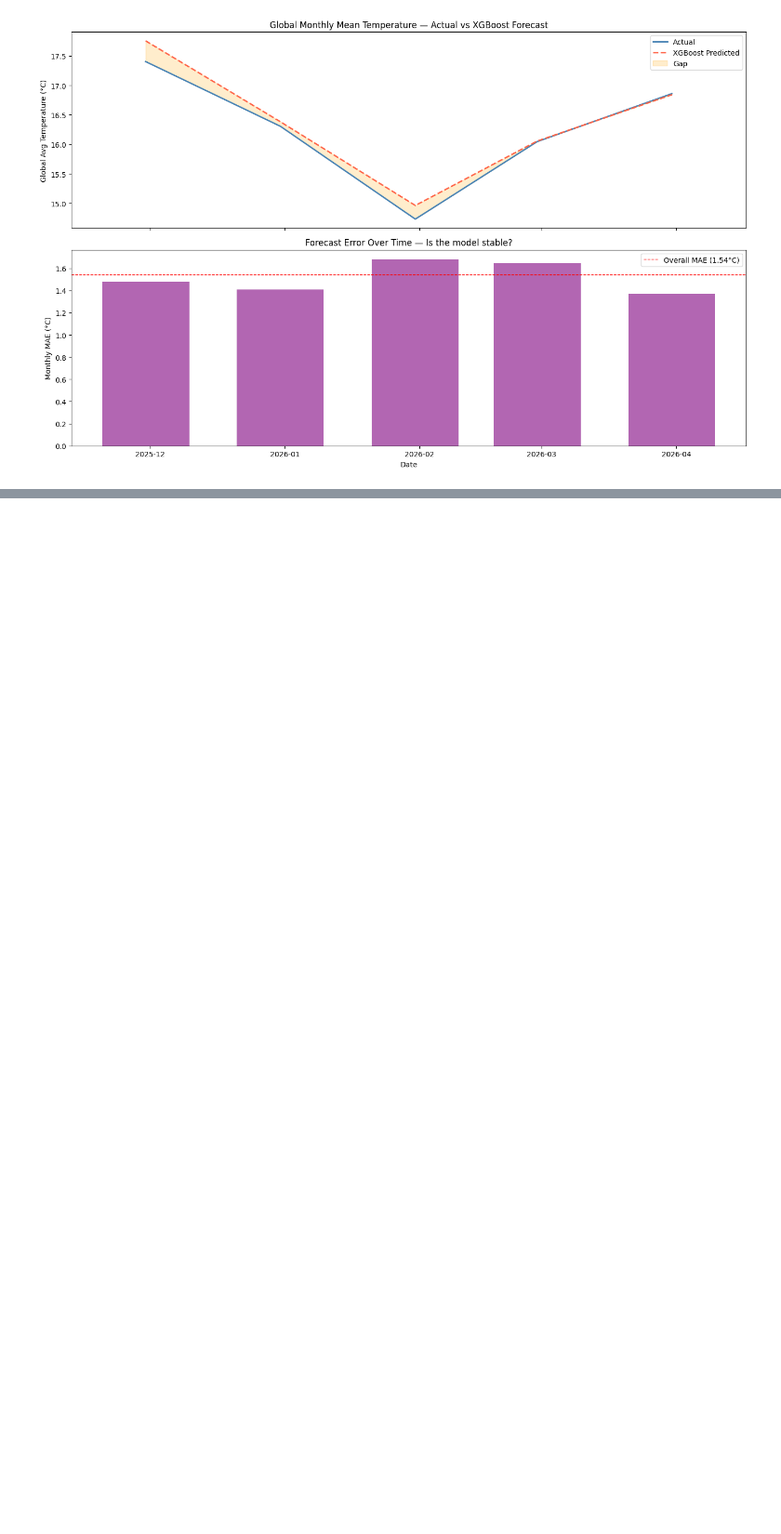
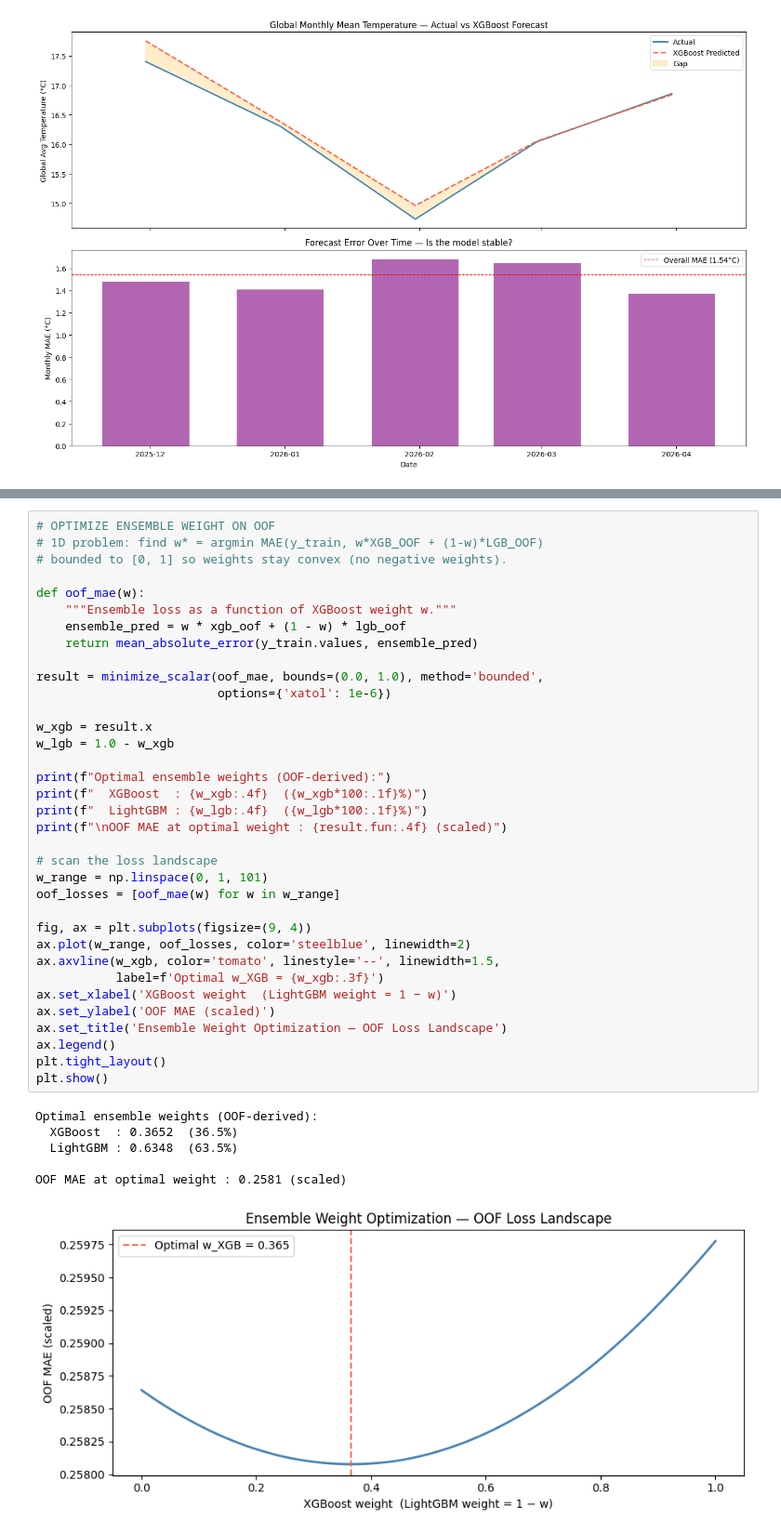
Before and after one commit to utidolas/PMAcceleratorData, a Jupyter notebook: model.ipynb, the cells around one changed output, grey strips where cells are left out. Shown at 93% size. Drawn from its saved outputs; the diff is of its cells as text; blank space fills up the shorter version.

Commit message:
advanced assessment done, ensemble, analysis by continent

```diff
--- a/model.ipynb
+++ b/model.ipynb
@@ -712,0 +900,42 @@ plt.show()
+# %%
+# OPTIMIZE ENSEMBLE WEIGHT ON OOF
+# 1D problem: find w* = argmin MAE(y_train, w*XGB_OOF + (1-w)*LGB_OOF)
+# bounded to [0, 1] so weights stay convex (no negative weights).
+
+def oof_mae(w):
+    """Ensemble loss as a function of XGBoost weight w."""
+    ensemble_pred = w * xgb_oof + (1 - w) * lgb_oof
+    return mean_absolute_error(y_train.values, ensemble_pred)
+
+result = minimize_scalar(oof_mae, bounds=(0.0, 1.0), method='bounded',
+                         options={'xatol': 1e-6})
+
+w_xgb = result.x
+w_lgb = 1.0 - w_xgb
+
+print(f"Optimal ensemble weights (OOF-derived):")
+print(f"  XGBoost  : {w_xgb:.4f}  ({w_xgb*100:.1f}%)")
+print(f"  LightGBM : {w_lgb:.4f}  ({w_lgb*100:.1f}%)")
+print(f"\nOOF MAE at optimal weight : {result.fun:.4f} (scaled)")
+
+# scan the loss landscape
+w_range = np.linspace(0, 1, 101)
+oof_losses = [oof_mae(w) for w in w_range]
+
+fig, ax = plt.subplots(figsize=(9, 4))
+ax.plot(w_range, oof_losses, color='steelblue', linewidth=2)
+ax.axvline(w_xgb, color='tomato', linestyle='--', linewidth=1.5,
+           label=f'Optimal w_XGB = {w_xgb:.3f}')
+ax.set_xlabel('XGBoost weight  (LightGBM weight = 1 − w)')
+ax.set_ylabel('OOF MAE (scaled)')
+ax.set_title('Ensemble Weight Optimization — OOF Loss Landscape')
+ax.legend()
+plt.tight_layout()
+plt.show()
+# %% [output]
+Optimal ensemble weights (OOF-derived):
+  XGBoost  : 0.3652  (36.5%)
+  LightGBM : 0.6348  (63.5%)
+
+OOF MAE at optimal weight : 0.2581 (scaled)
+[figure, added]
```
Also changed, not shown: parts of 19 cells of this notebook, 9 other files.
